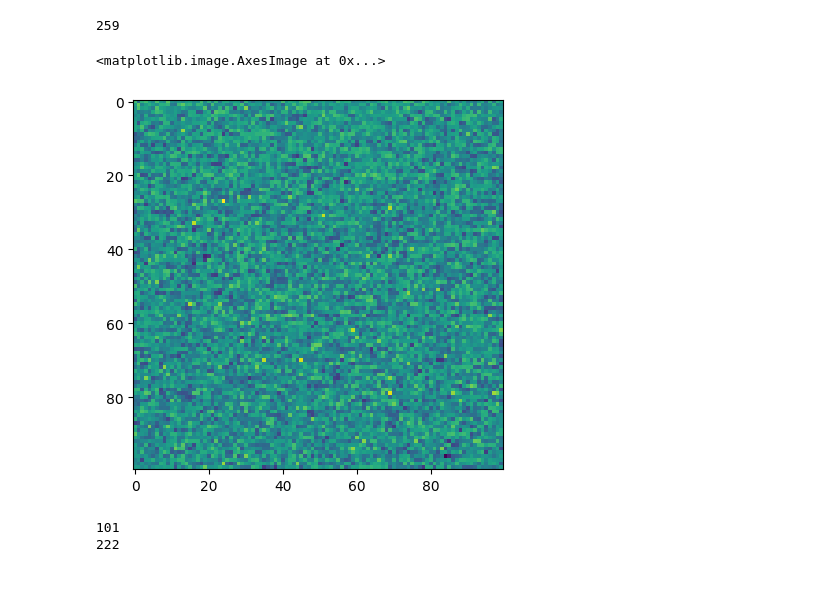
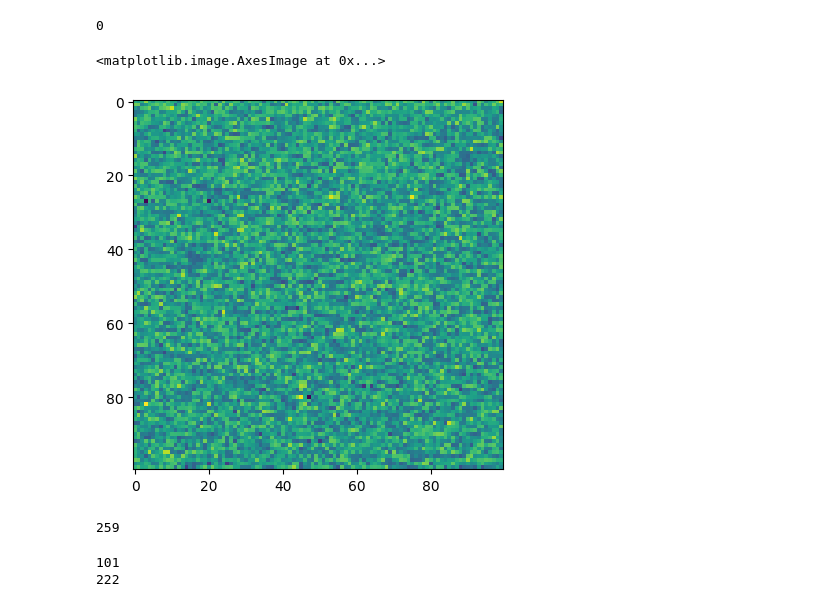
Before and after one commit to albertguo2006/2023-science-fair, a Jupyter notebook: adni_processer.ipynb, the cells around one changed output. Drawn from its saved outputs; the diff is of its cells as text; code cells hidden in the pictures.

```diff
--- a/adni_processer.ipynb
+++ b/adni_processer.ipynb
@@ -85,2 +89,11 @@ random.shuffle(data)
 nnTrain = len(data) - int(len(data) * 0.2)
+# %%
+print(data[1][0])
+# %% [output]
+0
+# %%
+plt.imshow(torch.Tensor(fullTrain[1][1:10001]).view(100, 100))
+# %% [output]
+<matplotlib.image.AxesImage at 0x...>
+[figure, added]
 # %%
@@ -87,13 +102,6 @@ nnTrain = len(data) - int(len(data) * 0.2)
 print(nnTrain)
 # %% [output]
 259
-# %%
-import matplotlib.pyplot as plt
-
-plt.imshow(torch.Tensor(data[1][1:10001]).view(100, 100))
-# %% [output]
-<matplotlib.image.AxesImage at 0x...>
-[figure, old version]
 # %%
 ad = 0
 ctl = 0
```
Also changed, not shown: parts of 6 cells of this notebook, 4 other files.
